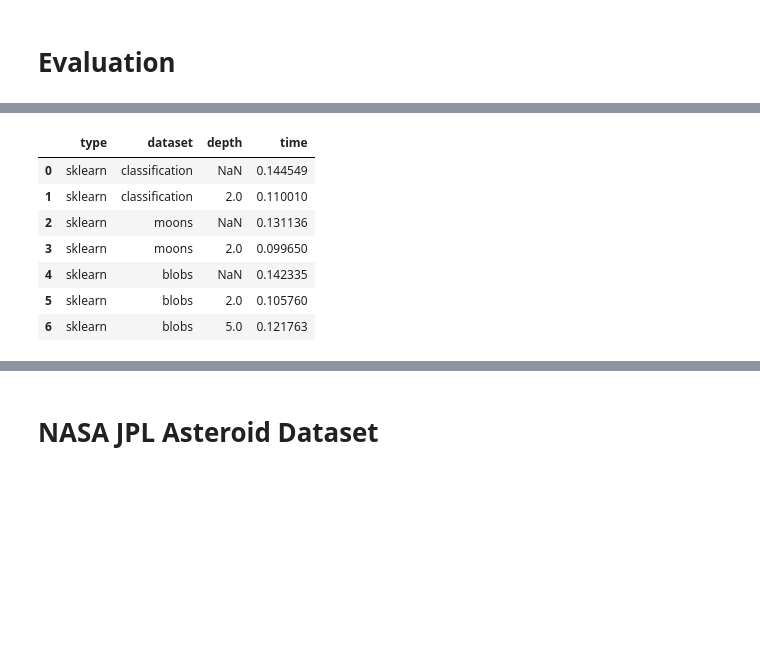
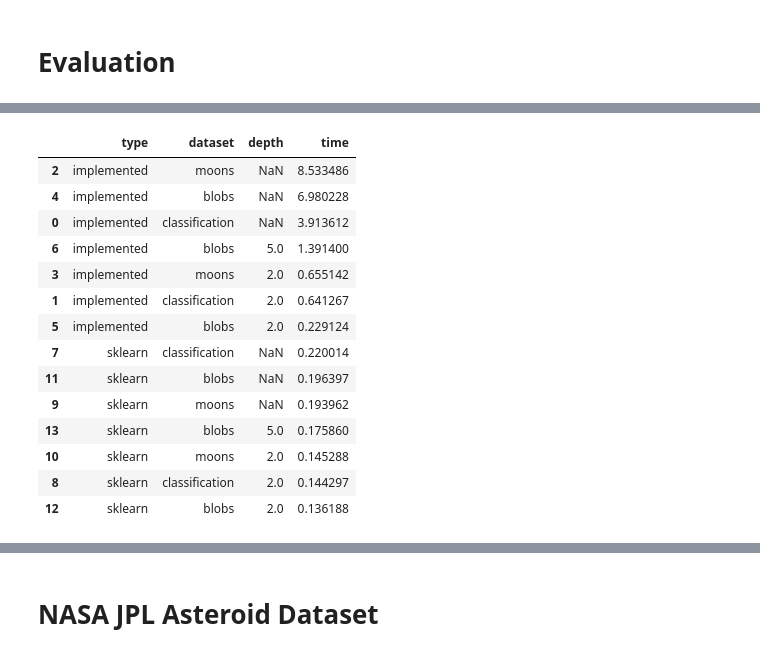
Before and after one commit to adamzsl/master-studies, a Jupyter notebook: random_forest/random_forest.ipynb, the cells around one changed output, grey strips where cells are left out. Saved outputs shown, nothing was run; the diff lists cells and outputs as text; code cells hidden in the pictures; blank space fills up the shorter version.

Commit message:
random forest impl

```diff
--- a/random_forest/random_forest.ipynb
+++ b/random_forest/random_forest.ipynb
@@ -82,0 +283,6 @@ results = []
+# %%
+rf = RandomForest(n_trees=100, max_depth=10, n_features=int(np.sqrt(X_train.shape[1])))
+rf.fit(X_train, y_train, max_oob_increase=3)
+y_pred = rf.predict(X_test)
+acc = accuracy_score(y_test, y_pred)
+print("RandomForest (Gini, OOB):", acc, "OOB:", np.mean(rf.oob_scores))
@@ -82,0 +325,9 @@ results = []
+# %%
+for res in results:
+    ds_name = res['dataset']
+    depth = res['depth']
+    model = res['model']
+    acc = res['accuracy']
+    _, _, X_te, y_te = datasets[ds_name]
+    title = f"Implemented RandomForestClassifier \n Dataset: {ds_name}, Depth: {depth}, Accuracy: {acc:.3f}"
+    plot_decision_boundary(X_te, y_te, model, title=title)
@@ -121,6 +374,8 @@ for ds_name, (X_tr, y_tr, X_te, y_te) in datasets.items():
         })
 # %%
 for res in results:
+    if res['type'] != 'sklearn':
+        continue
     ds_name = res['dataset']
     depth = res['depth']
     model = res['model']
@@ -158,7 +420,7 @@ for row in results:
 
     X_tr, y_tr = datasets[ds_name][0:2]
 
-    iterations = 10
+    iterations = 5
     t0 = time.time()
     for _ in range(iterations):
         model.fit(X_tr, y_tr)
@@ -172,16 +434,23 @@ for row in results:
     })
 # %%
 times_df = pd.DataFrame(times)
-times_df
+times_df.sort_values(by=['time'], ascending=False)
 # %% [output]
 |  | type | dataset | depth | time |
-| 0 | sklearn | classification | NaN | 0.144549 |
-| 1 | sklearn | classification | 2.0 | 0.110010 |
-| 2 | sklearn | moons | NaN | 0.131136 |
-| 3 | sklearn | moons | 2.0 | 0.099650 |
-| 4 | sklearn | blobs | NaN | 0.142335 |
-| 5 | sklearn | blobs | 2.0 | 0.105760 |
-| 6 | sklearn | blobs | 5.0 | 0.121763 |
+| 2 | implemented | moons | NaN | 8.533486 |
+| 4 | implemented | blobs | NaN | 6.980228 |
+| 0 | implemented | classification | NaN | 3.913612 |
+| 6 | implemented | blobs | 5.0 | 1.391400 |
+| 3 | implemented | moons | 2.0 | 0.655142 |
+| 1 | implemented | classification | 2.0 | 0.641267 |
+| 5 | implemented | blobs | 2.0 | 0.229124 |
+| 7 | sklearn | classification | NaN | 0.220014 |
+| 11 | sklearn | blobs | NaN | 0.196397 |
+| 9 | sklearn | moons | NaN | 0.193962 |
+| 13 | sklearn | blobs | 5.0 | 0.175860 |
+| 10 | sklearn | moons | 2.0 | 0.145288 |
+| 8 | sklearn | classification | 2.0 | 0.144297 |
+| 12 | sklearn | blobs | 2.0 | 0.136188 |
 # %%
 plt.figure(figsize=(12, 6))
 for ds_name in sorted(times_df['dataset'].unique()):
```
Also changed, not shown: parts of 14 cells of this notebook.
